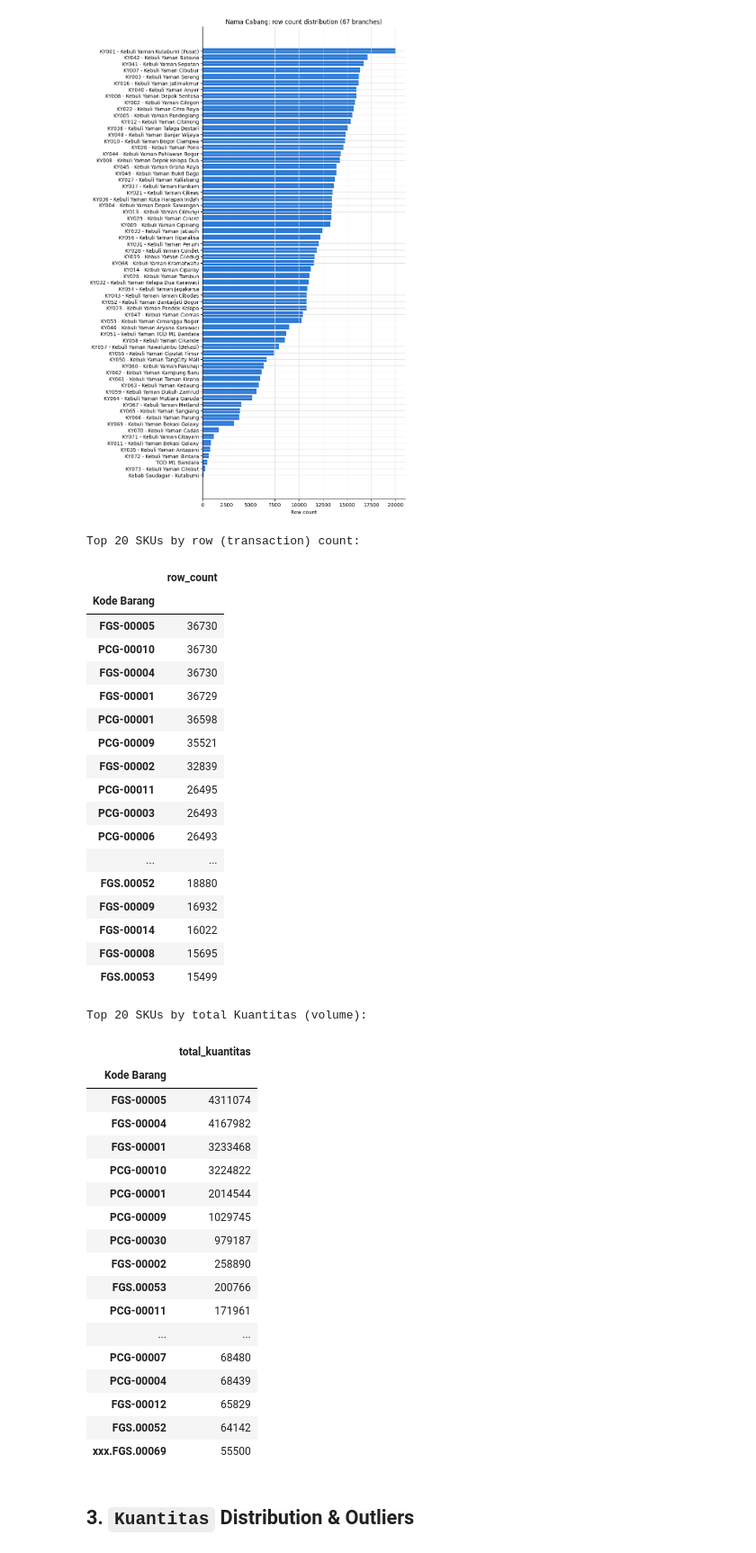
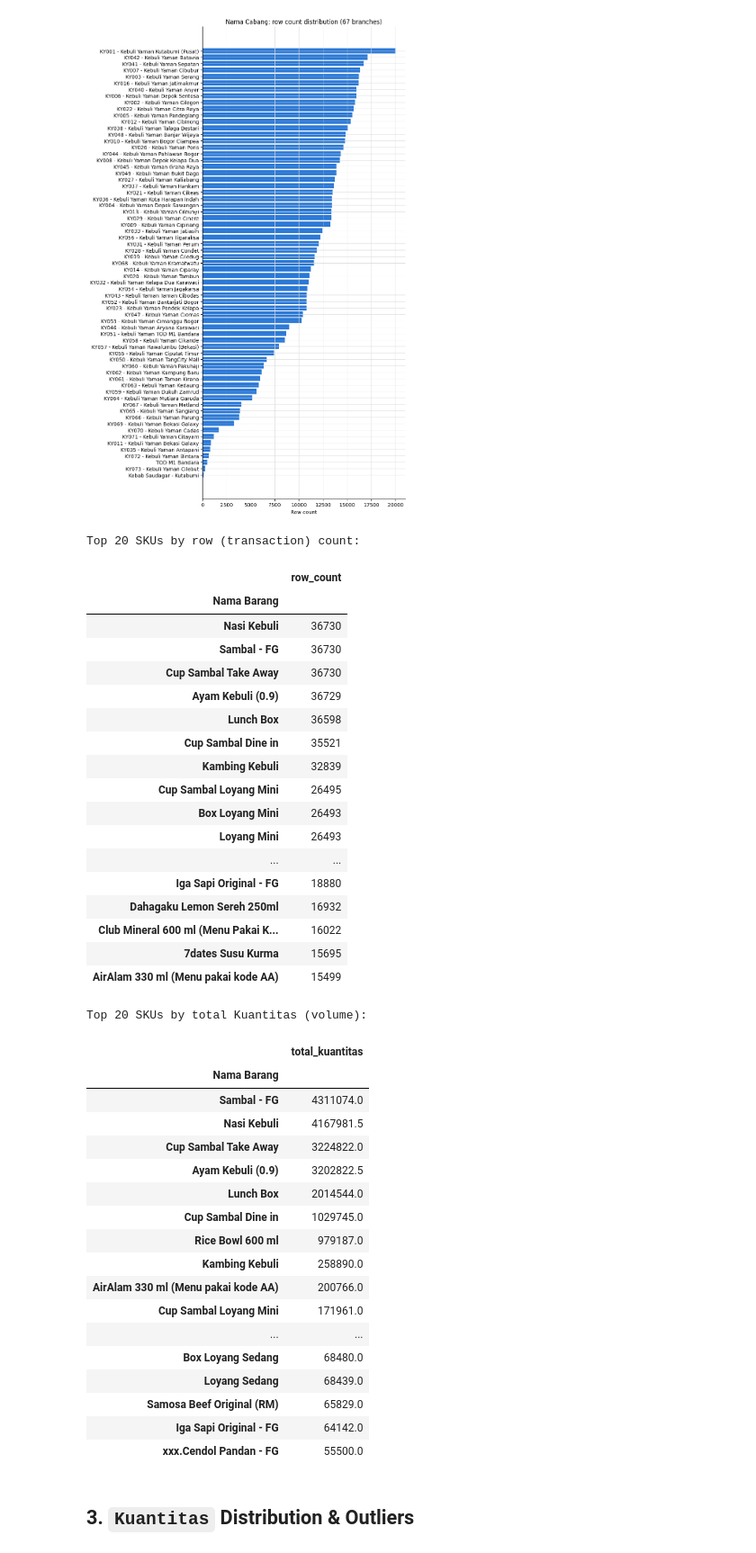
Before and after one commit to ramapdp/forecast-scm, a Jupyter notebook: notebook/eda.ipynb, the cells around one changed output. Shown at 90% size. Saved outputs shown, nothing was run; the diff lists cells and outputs as text; code cells hidden in the pictures.

```diff
--- a/notebook/eda.ipynb
+++ b/notebook/eda.ipynb
@@ -78,7 +72,7 @@ dtype_map = {
     "Nama Barang": str,
     "Nama Cabang": "category",
     "Satuan": "category",
-    "Kuantitas": "int64",
+    "Kuantitas": "float64",
 }
 
 df = pd.read_csv(DATA_PATH, sep=";", encoding="utf-8-sig", dtype=dtype_map)
@@ -192,54 +212,54 @@ plt.show()
 # %% [output]
 [figure]
 # %%
-top20_by_rows = df["Kode Barang"].value_counts().head(20)
+top20_by_rows = df["Nama Barang"].value_counts().head(20)
 top20_by_volume = (
-    df.groupby("Kode Barang")["Kuantitas"].sum().sort_values(ascending=False).head(20)
+    df.groupby("Nama Barang")["Kuantitas"].sum().sort_values(ascending=False).head(20)
 )
 
 print("Top 20 SKUs by row (transaction) count:")
 display(top20_by_rows.to_frame("row_count"))
 
 print("Top 20 SKUs by total Kuantitas (volume):")
 display(top20_by_volume.to_frame("total_kuantitas"))
 # %% [output]
 Top 20 SKUs by row (transaction) count:
 |  | row_count |
-| Kode Barang |  |
-| FGS-00005 | 36730 |
-| PCG-00010 | 36730 |
-| FGS-00004 | 36730 |
-| FGS-00001 | 36729 |
-| PCG-00001 | 36598 |
-| PCG-00009 | 35521 |
-| FGS-00002 | 32839 |
-| PCG-00011 | 26495 |
-| PCG-00003 | 26493 |
-| PCG-00006 | 26493 |
+| Nama Barang |  |
+| Nasi Kebuli | 36730 |
+| Sambal - FG | 36730 |
+| Cup Sambal Take Away | 36730 |
+| Ayam Kebuli (0.9) | 36729 |
+| Lunch Box | 36598 |
+| Cup Sambal Dine in | 35521 |
+| Kambing Kebuli | 32839 |
+| Cup Sambal Loyang Mini | 26495 |
+| Box Loyang Mini | 26493 |
+| Loyang Mini | 26493 |
 | ... | ... |
-| FGS.00052 | 18880 |
-| FGS-00009 | 16932 |
-| FGS-00014 | 16022 |
-| FGS-00008 | 15695 |
-| FGS.00053 | 15499 |
+| Iga Sapi Original - FG | 18880 |
+| Dahagaku Lemon Sereh 250ml | 16932 |
+| Club Mineral 600 ml (Menu Pakai K... | 16022 |
+| 7dates Susu Kurma | 15695 |
+| AirAlam 330 ml (Menu pakai kode AA) | 15499 |
 Top 20 SKUs by total Kuantitas (volume):
 |  | total_kuantitas |
-| Kode Barang |  |
-| FGS-00005 | 4311074 |
-| FGS-00004 | 4167982 |
-| FGS-00001 | 3233468 |
-| PCG-00010 | 3224822 |
-| PCG-00001 | 2014544 |
-| PCG-00009 | 1029745 |
-| PCG-00030 | 979187 |
-| FGS-00002 | 258890 |
-| FGS.00053 | 200766 |
-| PCG-00011 | 171961 |
+| Nama Barang |  |
+| Sambal - FG | 4311074.0 |
+| Nasi Kebuli | 4167981.5 |
+| Cup Sambal Take Away | 3224822.0 |
+| Ayam Kebuli (0.9) | 3202822.5 |
+| Lunch Box | 2014544.0 |
+| Cup Sambal Dine in | 1029745.0 |
+| Rice Bowl 600 ml | 979187.0 |
+| Kambing Kebuli | 258890.0 |
+| AirAlam 330 ml (Menu pakai kode AA) | 200766.0 |
+| Cup Sambal Loyang Mini | 171961.0 |
 | ... | ... |
-| PCG-00007 | 68480 |
-| PCG-00004 | 68439 |
-| FGS-00012 | 65829 |
-| FGS.00052 | 64142 |
-| xxx.FGS.00069 | 55500 |
+| Box Loyang Sedang | 68480.0 |
+| Loyang Sedang | 68439.0 |
+| Samosa Beef Original (RM) | 65829.0 |
+| Iga Sapi Original - FG | 64142.0 |
+| xxx.Cendol Pandan - FG | 55500.0 |
 # %% [markdown]
 ## 3. `Kuantitas` Distribution & Outliers
```
Also changed, not shown: parts of 17 cells of this notebook, 8 other files.
